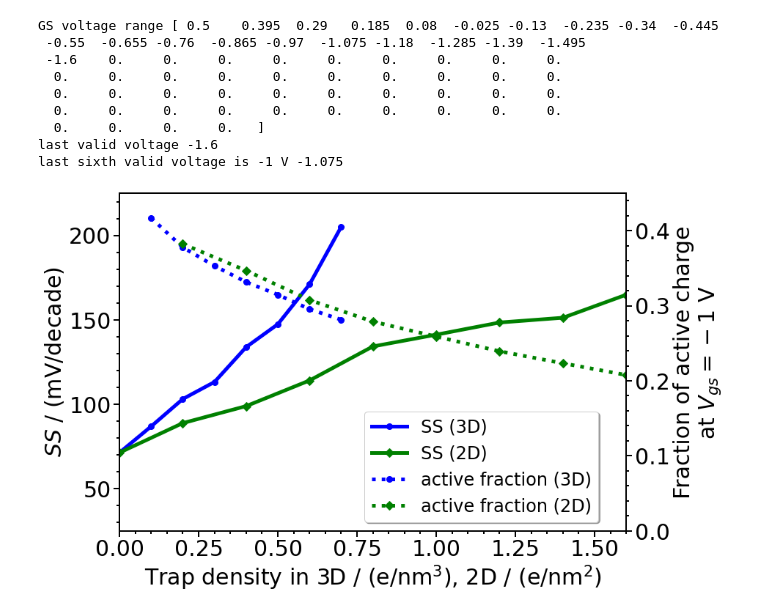
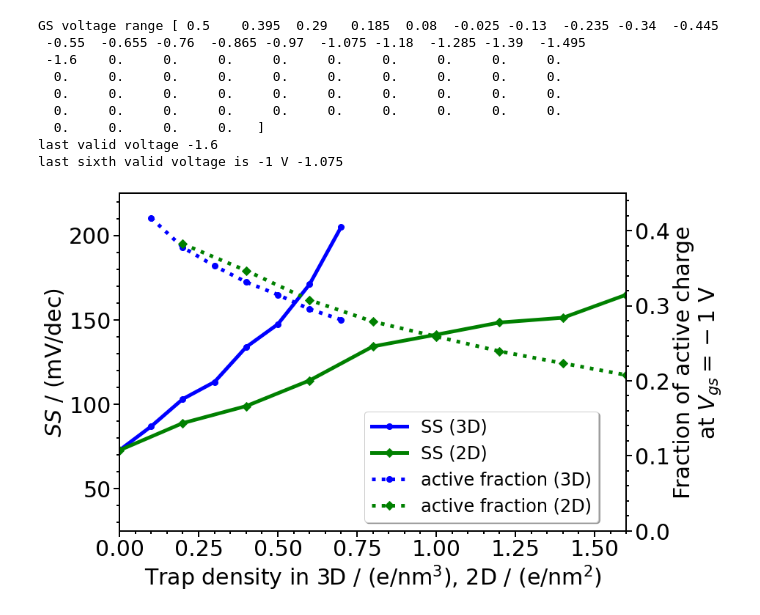
Before and after one commit to AMReX-Microelectronics/ELEQTRONeX, a Jupyter notebook: scripts/analysis/cnt_traps/random_distribution_traps/scripts_for_paper/SS_versus_density.ipynb, the cells around one changed output. Cells and saved outputs as stored; diff of their text form; code cells hidden in the pictures.

```diff
--- a/scripts/analysis/cnt_traps/random_distribution_traps/scripts_for_paper/SS_versus_density.ipynb
+++ b/scripts/analysis/cnt_traps/random_distribution_traps/scripts_for_paper/SS_versus_density.ipynb
@@ -248,10 +248,7 @@ for folder in range(num_folders):
     file_path = f"{foldername[folder]}/negf/NS_1/I.dat"
     print(str(folder) +  str(file_path))
 
-    if(folder==0):
-        data = np.loadtxt(file_path, skiprows=1, usecols=(2, 9))  # Vgs = col[2], G = col[9]
-    else:
-        data = np.loadtxt(file_path, skiprows=1, usecols=(2, 7))  # Vgs = col[2], G = col[7]
+    data = np.loadtxt(file_path, skiprows=1, usecols=(2, 7))  # Vgs = col[2], G = col[7]
 
     vgs_arr = np.array(data[:, 0])
     g_arr = np.array(data[:, 1])
@@ -764,7 +761,7 @@ ax1.set_xlim(0, 1.6)  # X-axis limit
 ax1.set_ylim(25, 225)  # Y-axis limit for the primary y-axis (ax1)
 
 ax1.set_xlabel(r'Trap density in 3D / (e/nm$^3$), 2D / (e/nm$^{2}$)', fontsize=30)
-ax1.set_ylabel(r'$SS$ / (mV/decade)', fontsize=30)  # Primary y-axis label
+ax1.set_ylabel(r'$SS$ / (mV/dec)', fontsize=30)  # Primary y-axis label
 
 for spine in ax1.spines.values():
     spine.set_linewidth(2)
@@ -792,32 +789,32 @@ for p in range(len(x_lst)):
 ax2.tick_params(which='minor', width=2, length=4, color='k')
 ax2.tick_params(which='major', width=2, length=8, color='k')
 
 ax2.set_ylim(0, 0.45)
 ax2.set_ylabel(r'Fraction of active charge'+'\n'+'at $V_{gs}=-1$ V', fontsize=30)
 
 for spine in ax2.spines.values():
     spine.set_linewidth(2)
 
 ax2.yaxis.set_minor_locator(ticker.AutoMinorLocator())
 
 
 #legends
 # Get the handles and labels for both axes
 handles, labels = ax1.get_legend_handles_labels()
 handles2, labels2 = ax2.get_legend_handles_labels()
 
 # Combine the handles and labels
 handles += handles2
 labels += labels2
 
 # Create a single legend for both axes with a fixed location
-fig.legend(handles, labels, loc='lower right', prop={'size': 24}, bbox_to_anchor=(,shadow=True0.95,0.15))
+fig.legend(handles, labels, loc='lower right', prop={'size': 24},shadow=True,bbox_to_anchor=(0.95,0.15))
 
 
 pltname = 'densityVar_3D_2D_SS_fraction.png'
 plt.savefig(pltname, bbox_inches="tight", dpi='figure', format='png', pad_inches=0.1,
             facecolor='white', edgecolor='auto')
 
 plt.show()
 # %% [output]
-[figure, old version]
+[figure, new version]
```
Also changed, not shown: parts of 3 cells of this notebook, 5 other files.
